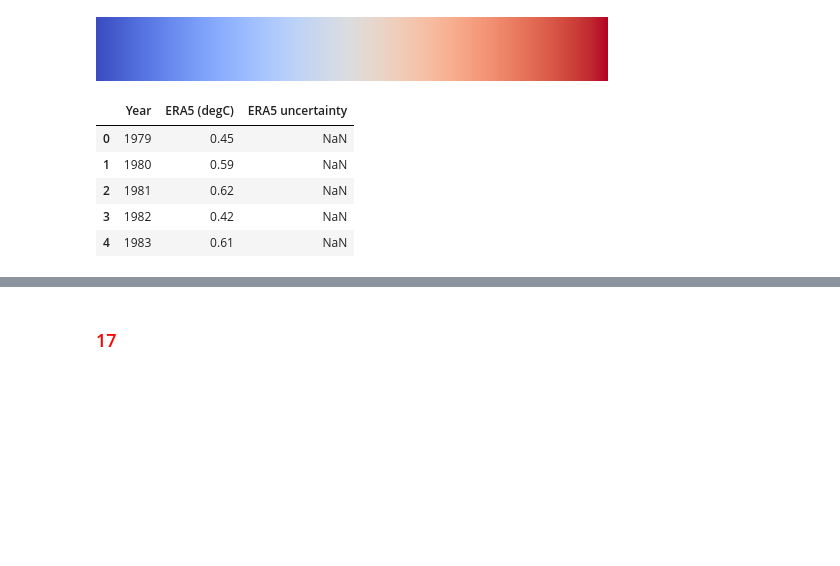
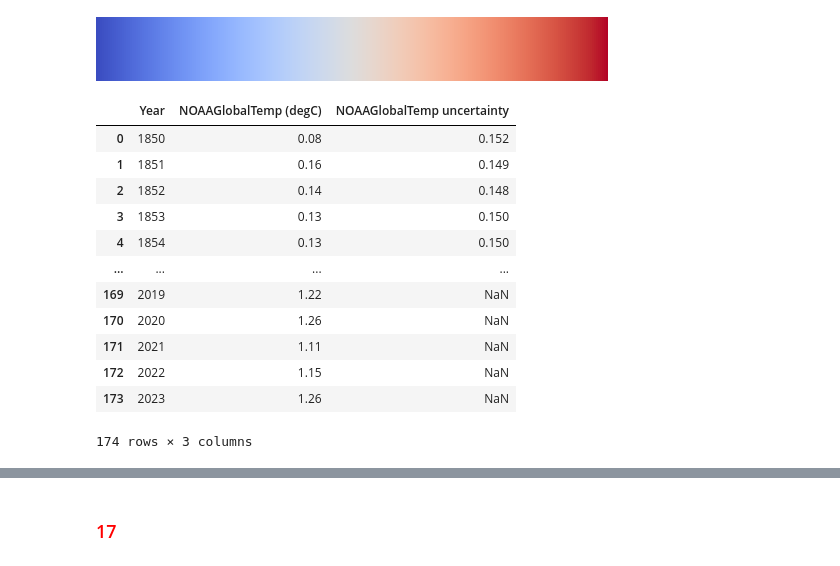
Before and after one commit to ees-climate-fall24/unit2_grisales, a Jupyter notebook: MiniProject1b_Grisales.ipynb, the cells around one changed output, grey strips where cells are left out. Drawn from its saved outputs; the diff is of its cells as text; code cells hidden in the pictures; blank space fills up the shorter version.

```diff
--- a/MiniProject1b_Grisales.ipynb
+++ b/MiniProject1b_Grisales.ipynb
@@ -1019,5 +1083,21 @@ cool_warm_cmap = colormap["coolwarm"]
 cool_warm_cmap
 # %% [output]
 [figure]
+# %%
+NOAA_temp
+# %% [output]
+|  | Year | NOAAGlobalTemp (degC) | NOAAGlobalTemp uncertainty |
+| 0 | 1850 | 0.08 | 0.152 |
+| 1 | 1851 | 0.16 | 0.149 |
+| 2 | 1852 | 0.14 | 0.148 |
+| 3 | 1853 | 0.13 | 0.150 |
+| 4 | 1854 | 0.13 | 0.150 |
+| ... | ... | ... | ... |
+| 169 | 2019 | 1.22 | NaN |
+| 170 | 2020 | 1.26 | NaN |
+| 171 | 2021 | 1.11 | NaN |
+| 172 | 2022 | 1.15 | NaN |
+| 173 | 2023 | 1.26 | NaN |
+174 rows × 3 columns
 # %%
 # Normalize data for colormap
@@ -1034,12 +1114,3 @@ bar_colors_thermal = cmap_thermal(norm(ERA5_temp_values))
-# %%
-ERA5_temp.head(5)
-# %% [output]
-|  | Year | ERA5 (degC) | ERA5 uncertainty |
-| 0 | 1979 | 0.45 | NaN |
-| 1 | 1980 | 0.59 | NaN |
-| 2 | 1981 | 0.62 | NaN |
-| 3 | 1982 | 0.42 | NaN |
-| 4 | 1983 | 0.61 | NaN |
 # %%
 fig, ax = plt.subplots(figsize = (10, 5))
 
```
Also changed, not shown: parts of 32 cells of this notebook.
